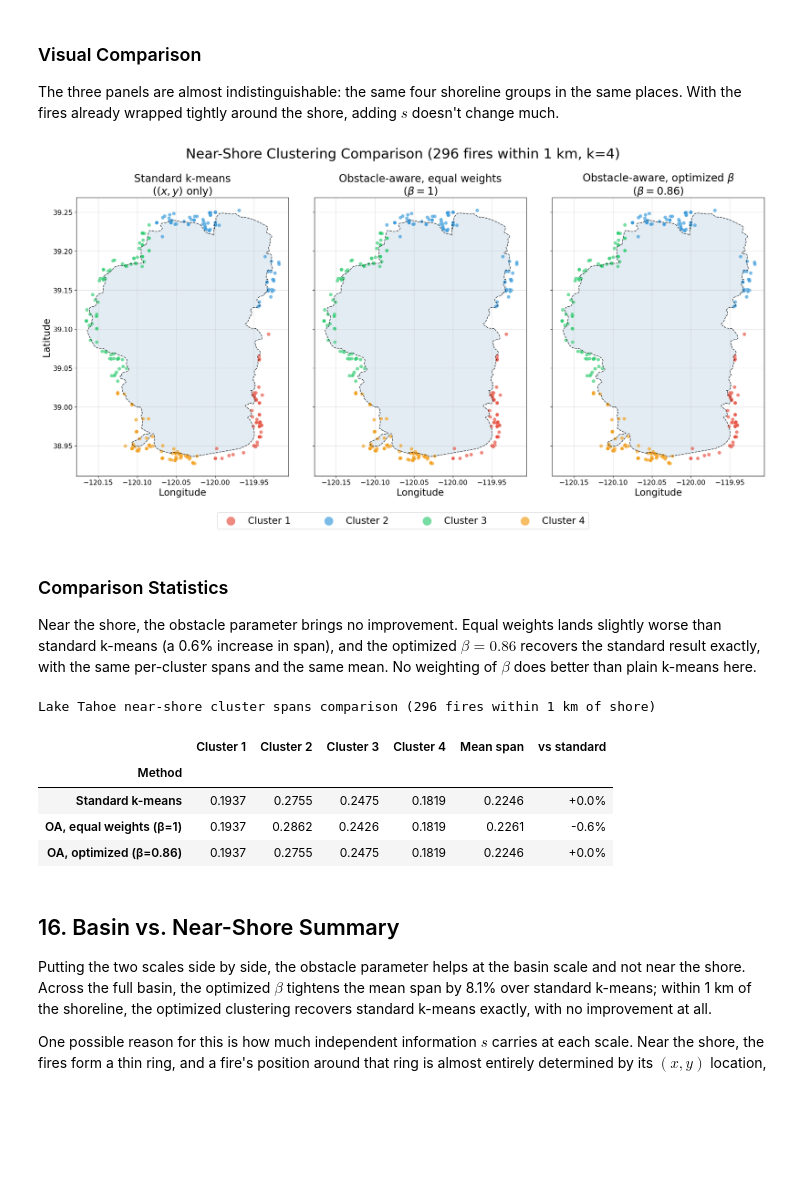
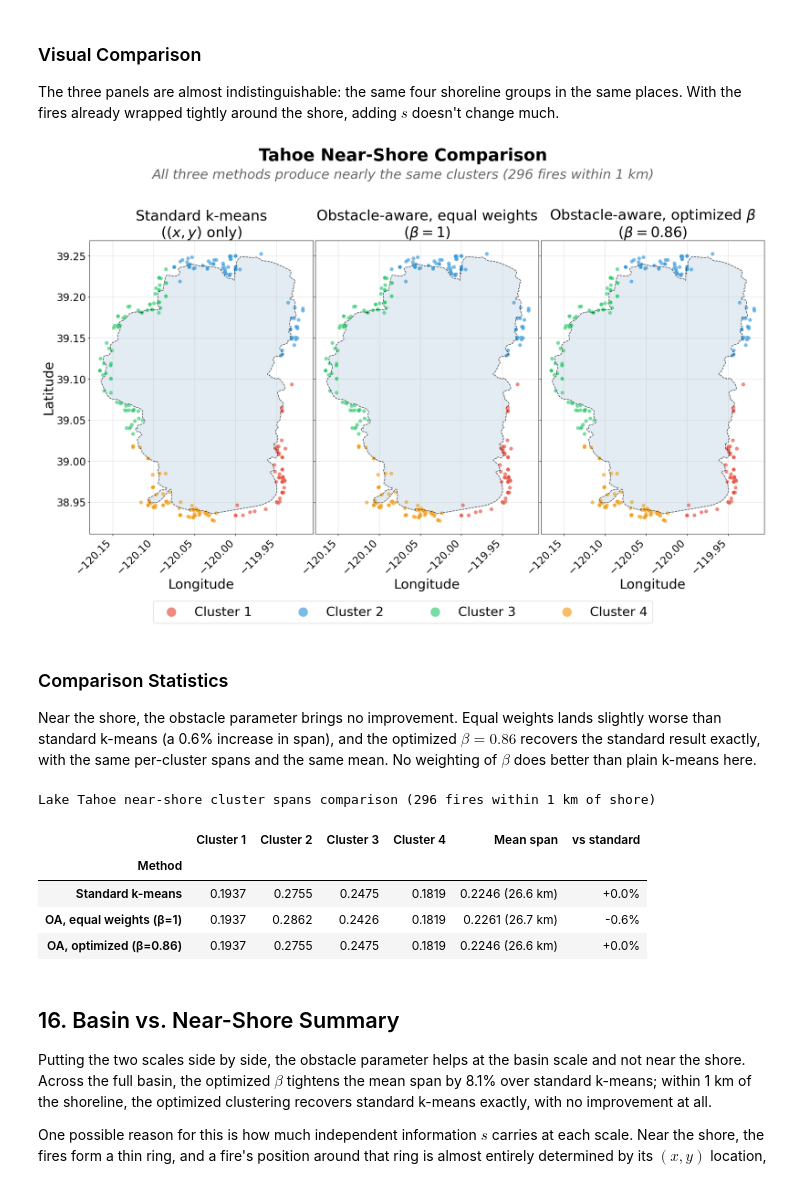
Before and after one commit to Michele-75/obstacle-aware-clustering, a Jupyter notebook: notebooks/02_tahoe_wildfires_clustered.ipynb, the cells around one changed output. Cells and saved outputs as stored; diff of their text form; code cells hidden in the pictures; blank space fills up the shorter version.

Commit message:
Added km conversion to mean arc length results

```diff
--- a/notebooks/02_tahoe_wildfires_clustered.ipynb
+++ b/notebooks/02_tahoe_wildfires_clustered.ipynb
@@ -612,7 +629,7 @@ ax.axvline(x=4, color='red', linestyle='--', alpha=0.5, label='Chosen $k$ = 4')
 
 ax.set_xlabel('Number of Clusters ($k$)')
 ax.set_ylabel('Inertia (within-cluster sum of squares)')
-ax.set_title('Elbow Method for Choosing $k$')
+ax.set_title('Tahoe\'s spatial structure favors $k = 4$ clusters')
 ax.set_xticks(list(k_range))
 ax.legend()
 ax.grid(True, alpha=0.3)
@@ -1004,22 +1038,19 @@ std_mean_basin = np.mean(spans_basin_std_aligned)
 rows = []
 for name, spans in basin_methods:
     mean_span = np.mean(spans)
-    # Percent change in span vs standard; negative span change = improvement,
-    # so we report improvement as a positive percent (standard is the 0% baseline).
     pct = 100 * (std_mean_basin - mean_span) / std_mean_basin
     row = {'Method': name}
     for c in range(k):
         row[f'Cluster {c+1}'] = spans[c]
-    row['Mean span'] = mean_span
-    row['vs standard'] = pct
+    # Display mena span as dimensionless and in km
+    row['Mean span'] = f'{mean_span:.4f} ({mean_span * perimeter_km:.1f} km)'
+    row['vs standard'] = f'{pct:+.1f}%'
     rows.append(row)
 
 basin_comparison = pd.DataFrame(rows).set_index('Method')
 
-# Format: spans to 4 decimals, percent with sign and 1 decimal
+# Format the per-cluster span columns
 fmt = {f'Cluster {c+1}': '{:.4f}' for c in range(k)}
-fmt['Mean span'] = '{:.4f}'
-fmt['vs standard'] = '{:+.1f}%'
 
 print(f'Lake Tahoe basin cluster spans comparison ({len(fires)} fires)')
 basin_comparison.style.format(fmt)
@@ -1317,7 +1360,7 @@ Near-shore labels aligned to basin reference for cross-scale color consistency.
 
 The three panels are almost indistinguishable: the same four shoreline groups in the same places. With the fires already wrapped tightly around the shore, adding $s$ doesn't change much.
 # %%
-fig, axes = plt.subplots(1, 3, figsize=(20, 9.5), sharex=True, sharey=True)
+fig, axes = plt.subplots(1, 3, figsize=(20, 12), sharex=True, sharey=True)
 
 for ax, labels, title in [
     (axes[0], labels_near_std_aligned, 'Standard k-means\n($(x, y)$ only)'),
@@ -1334,43 +1377,47 @@ for ax, labels, title in [
 
     # Fires colored by cluster
     for i in range(k):
         mask = labels == i
         ax.scatter(fires_near['LONGITUDE'].values[mask],
                    fires_near['LATITUDE'].values[mask],
-                   c=CLUSTER_COLORS[i], s=45, alpha=0.65,
+                   c=CLUSTER_COLORS[i], s=55, alpha=0.65,
                    label=f'Cluster {i+1}', edgecolors='white', linewidth=0.2)
 
-    ax.set_title(title, fontsize=20)
-    ax.set_xlabel('Longitude', fontsize=18)
+    ax.set_title(title, fontsize=28)
+    ax.set_xlabel('Longitude', fontsize=26)
     ax.set_aspect('equal')
 
     # Gridlines and labels every 0.05 on both axes
     ax.xaxis.set_major_locator(MultipleLocator(0.05))
     ax.yaxis.set_major_locator(MultipleLocator(0.05))
     ax.grid(which='major', alpha=0.4)
 
-    ax.tick_params(axis='both', which='major', labelsize=13)
+    ax.tick_params(axis='both', which='major', labelsize=20)
+    plt.setp(ax.get_xticklabels(), rotation=45, ha='right')
 
-axes[0].set_ylabel('Latitude', fontsize=18)
+axes[0].set_ylabel('Latitude', fontsize=26)
 
 # Larger legend, pushed further below the panels
 handles, leg_labels = axes[0].get_legend_handles_labels()
 fig.legend(handles, leg_labels, loc='lower center', ncol=k,
-           bbox_to_anchor=(0.5, -0.04), frameon=True, fontsize=18,
+           bbox_to_anchor=(0.5, -0.04), frameon=True, fontsize=25,
            markerscale=2.5, columnspacing=3.0, handletextpad=0.8)
 
 fig.suptitle(
-    f'Near-Shore Clustering Comparison '
-    f'({n_near} fires within {threshold_km} km, k={k})',
-    fontsize=26, y=1.03
+    f'Tahoe Near-Shore Comparison',
+    fontsize=33, y=1.05, fontweight='bold'
 )
+fig.text(0.5, 0.98,
+         f'All three methods produce nearly the same clusters '
+         f'({n_near} fires within {threshold_km} km)',
+         ha='center', fontsize=26, style='italic', color='dimgray')
 
 # Reserve bottom room for the legend; pull panels close together
 plt.tight_layout(rect=[0, 0.10, 1, 0.97])
 plt.subplots_adjust(wspace=0.01)
 plt.show()
 # %% [output]
-[figure, old version]
+[figure, new version]
 # %% [markdown]
 ### Comparison Statistics
 
@@ -1393,33 +1440,29 @@ std_mean_near = np.mean(spans_near_std_aligned)
 rows = []
 for name, spans in near_methods:
     mean_span = np.mean(spans)
-    # Percent change in span vs standard; negative span change = improvement,
-    # so we report improvement as a positive percent (standard is the 0% baseline).
     pct = 100 * (std_mean_near - mean_span) / std_mean_near
     row = {'Method': name}
     for c in range(k):
         row[f'Cluster {c+1}'] = spans[c]
-    row['Mean span'] = mean_span
-    row['vs standard'] = pct
+    # Display mean span as dimensionless and in km
+    row['Mean span'] = f'{mean_span:.4f} ({mean_span * perimeter_km:.1f} km)'
+    row['vs standard'] = f'{pct:+.1f}%'
     rows.append(row)
 
 near_comparison = pd.DataFrame(rows).set_index('Method')
 
-# Format: spans to 4 decimals, percent with sign and 1 decimal
+# Format the per-cluster span columns
 fmt = {f'Cluster {c+1}': '{:.4f}' for c in range(k)}
-fmt['Mean span'] = '{:.4f}'
-fmt['vs standard'] = '{:+.1f}%'
 
-print(f'Lake Tahoe near-shore cluster spans comparison '
-      f'({n_near} fires within {threshold_km} km of shore)')
+print(f'Lake Tahoe near-shore cluster spans comparison ({n_near} fires within {threshold_km} km of shore)')
 near_comparison.style.format(fmt)
 # %% [output]
 Lake Tahoe near-shore cluster spans comparison (296 fires within 1 km of shore)
 |  | Cluster 1 | Cluster 2 | Cluster 3 | Cluster 4 | Mean span | vs standard |
 | Method |  |  |  |  |  |  |
-| Standard k-means | 0.1937 | 0.2755 | 0.2475 | 0.1819 | 0.2246 | +0.0% |
-| OA, equal weights (β=1) | 0.1937 | 0.2862 | 0.2426 | 0.1819 | 0.2261 | -0.6% |
-| OA, optimized (β=0.86) | 0.1937 | 0.2755 | 0.2475 | 0.1819 | 0.2246 | +0.0% |
+| Standard k-means | 0.1937 | 0.2755 | 0.2475 | 0.1819 | 0.2246 (26.6 km) | +0.0% |
+| OA, equal weights (β=1) | 0.1937 | 0.2862 | 0.2426 | 0.1819 | 0.2261 (26.7 km) | -0.6% |
+| OA, optimized (β=0.86) | 0.1937 | 0.2755 | 0.2475 | 0.1819 | 0.2246 (26.6 km) | +0.0% |
 # %% [markdown]
 ## 16. Basin vs. Near-Shore Summary
 
```
Also changed, not shown: parts of 9 cells of this notebook.
